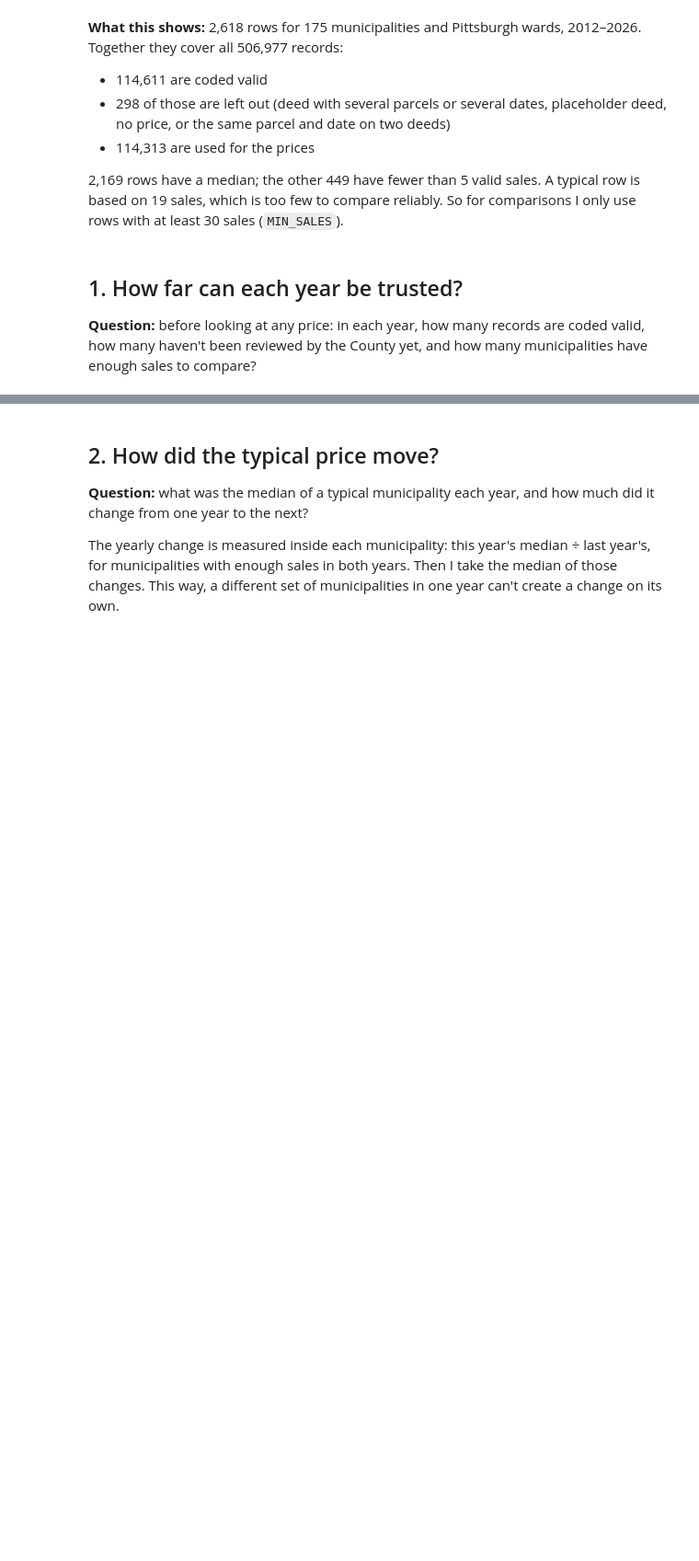
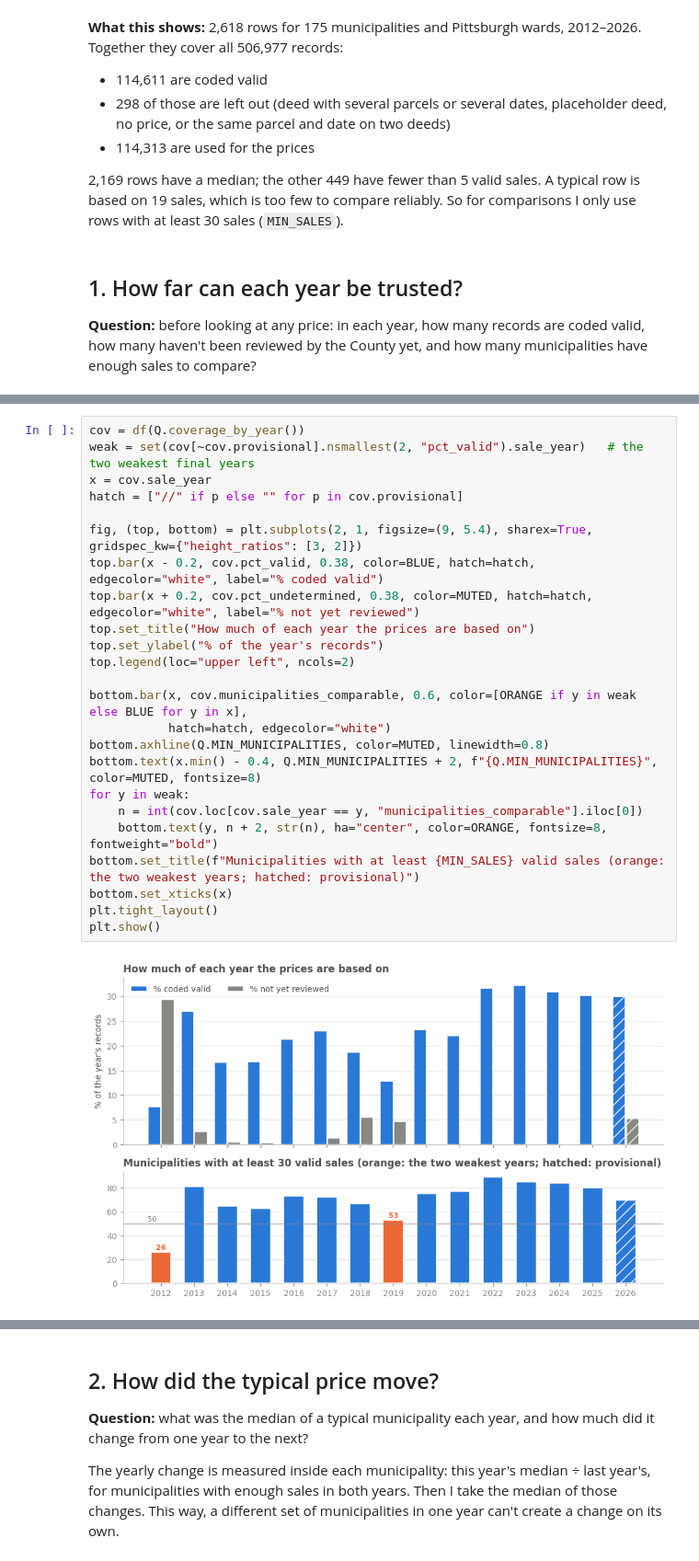
Before and after one commit to hithaishree98/Alleghany_county_property_sales_transaction, a Jupyter notebook: notebooks/04_output_table.ipynb, the cells around one changed output, grey strips where cells are left out. Shown at 92% size. Drawn from its saved outputs; the diff is of its cells as text; blank space fills up the shorter version.

```diff
--- a/notebooks/04_output_table.ipynb
+++ b/notebooks/04_output_table.ipynb
@@ -71,4 +72,30 @@ print("latest complete year:", LATEST)
   15 rows                                                                                                                               9 columns
 
 latest complete year: 2025
+# %%
+cov = df(Q.coverage_by_year())
+weak = set(cov[~cov.provisional].nsmallest(2, "pct_valid").sale_year)   # the two weakest final years
+x = cov.sale_year
+hatch = ["//" if p else "" for p in cov.provisional]
+
+fig, (top, bottom) = plt.subplots(2, 1, figsize=(9, 5.4), sharex=True, gridspec_kw={"height_ratios": [3, 2]})
+top.bar(x - 0.2, cov.pct_valid, 0.38, color=BLUE, hatch=hatch, edgecolor="white", label="% coded valid")
+top.bar(x + 0.2, cov.pct_undetermined, 0.38, color=MUTED, hatch=hatch, edgecolor="white", label="% not yet reviewed")
+top.set_title("How much of each year the prices are based on")
+top.set_ylabel("% of the year's records")
+top.legend(loc="upper left", ncols=2)
+
+bottom.bar(x, cov.municipalities_comparable, 0.6, color=[ORANGE if y in weak else BLUE for y in x],
+           hatch=hatch, edgecolor="white")
+bottom.axhline(Q.MIN_MUNICIPALITIES, color=MUTED, linewidth=0.8)
+bottom.text(x.min() - 0.4, Q.MIN_MUNICIPALITIES + 2, f"{Q.MIN_MUNICIPALITIES}", color=MUTED, fontsize=8)
+for y in weak:
+    n = int(cov.loc[cov.sale_year == y, "municipalities_comparable"].iloc[0])
+    bottom.text(y, n + 2, str(n), ha="center", color=ORANGE, fontsize=8, fontweight="bold")
+bottom.set_title(f"Municipalities with at least {MIN_SALES} valid sales (orange: the two weakest years; hatched: provisional)")
+bottom.set_xticks(x)
+plt.tight_layout()
+plt.show()
+# %% [output]
+[figure, added]
 # %% [markdown]
```
Also changed, not shown: parts of 18 cells of this notebook, 10 other files.
